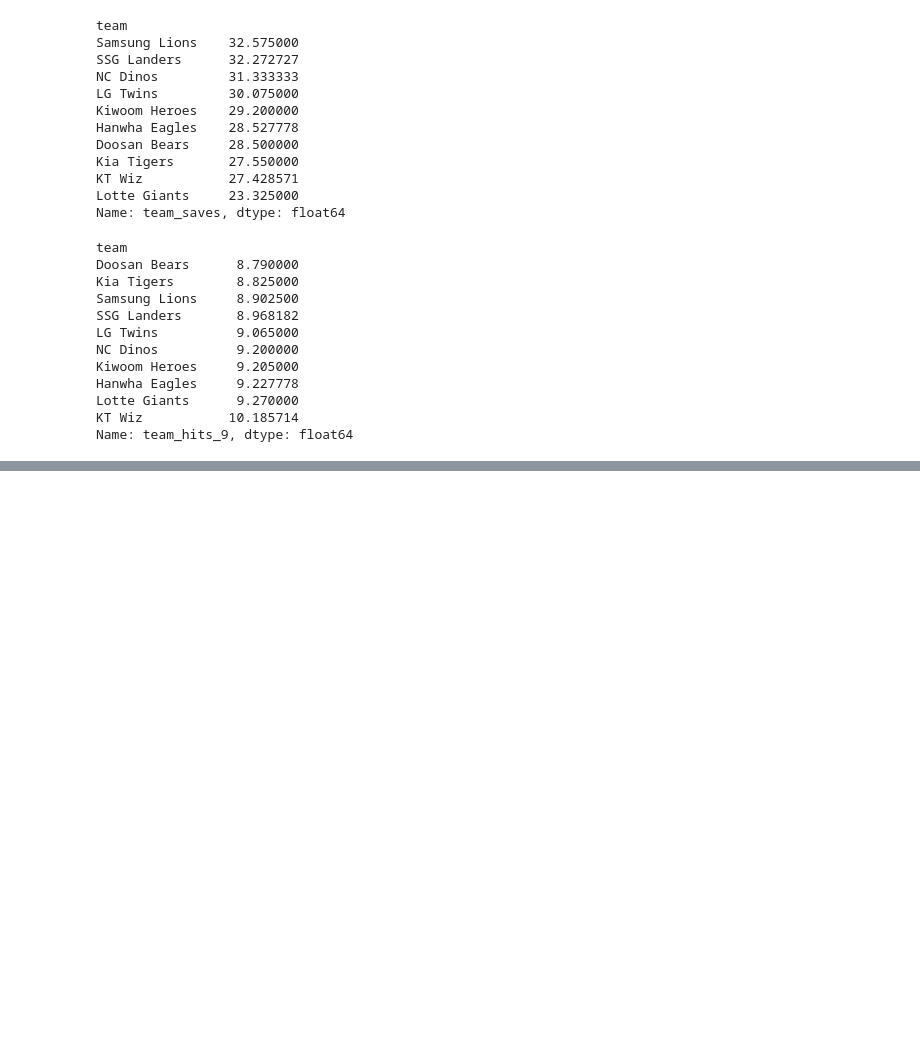
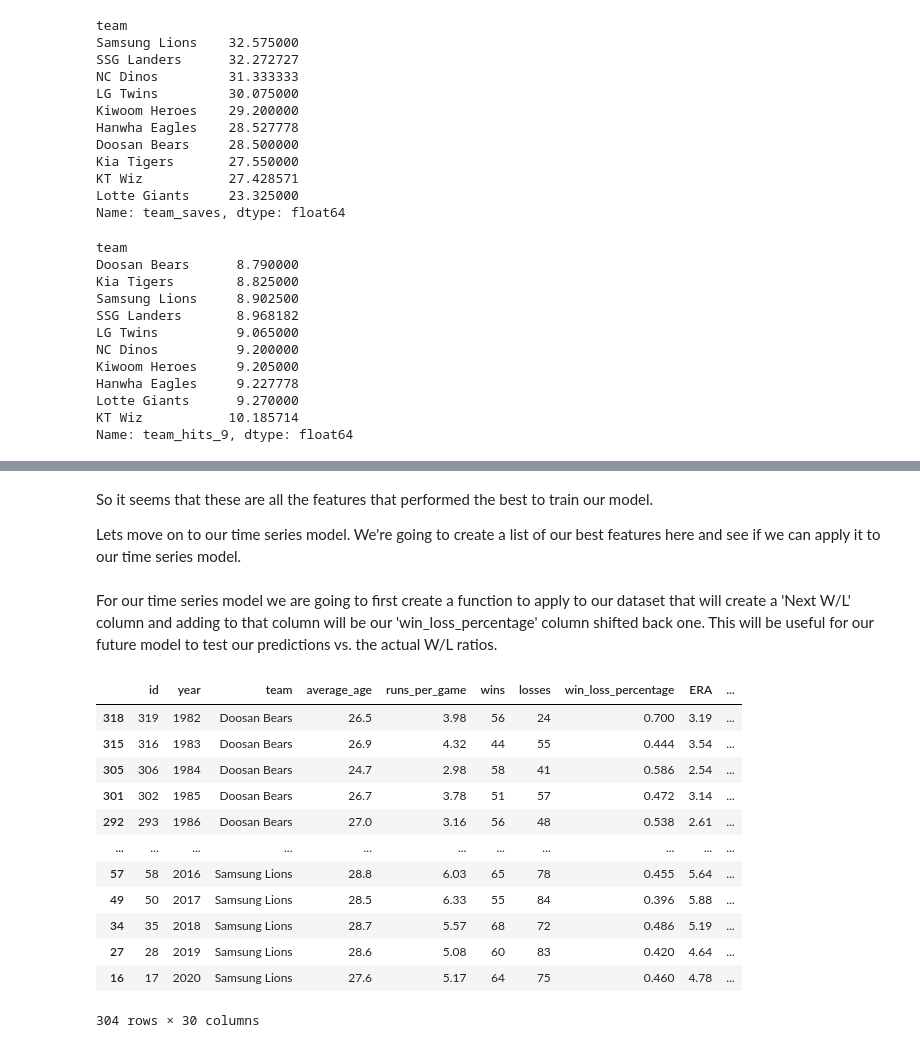
Before and after one commit to e-machinelearning/Hey-Batter-Batter-, a Jupyter notebook: Hey Batter Batter!.ipynb, the cells around one changed output, grey strips where cells are left out. Saved outputs shown, nothing was run; the diff lists cells and outputs as text; code cells hidden in the pictures; blank space fills up the shorter version.

Commit message:
Completed Pre-Processing and Training

```diff
--- a/Hey Batter Batter!.ipynb
+++ b/Hey Batter Batter!.ipynb
@@ -596,0 +752,4 @@ Looking at these sorted values we can see one commonality between these charts.
+# %% [markdown]
+So it seems that these are all the features that performed the best to train our model.
+
+Lets move on to our time series model. We're going to create a list of our best features here and see if we can apply it to our time series model.
@@ -596,0 +759,41 @@ Looking at these sorted values we can see one commonality between these charts.
+# %% [markdown]
+For our time series model we are going to first create a function to apply to our dataset that will create a 'Next W/L' column and adding to that column will be our 'win_loss_percentage' column shifted back one. This will be useful for our future model to test our predictions vs. the actual W/L ratios.
+# %%
+#creating a copy of our dataframe to use for our time series model, had some trouble with copy methods
+hey_batter_2 = hey_batter
+
+#copy/pasting our data cleaning from before
+hey_batter_2['team'].replace({'SK Wyverns': 'SSG Landers', 'Sammi Superstars': 'Kiwoom Heroes', 'Chungbo Pintos': 'Kiwoom Heroes', 'Pacific Dolphins': 'Kiwoom Heroes','Hyundai Unicorns': 'Kiwoom Heroes', 'Woori Heroes': 'Kiwoom Heroes', 'Nexen Heroes': 'Kiwoom Heroes', 'MBC Blue Dragons': 'LG Twins', 'Binggre Eagles': 'Hanwha Eagles', 'OB Bears': 'Doosan Bears', 'Haitai Tigers': 'Kia Tigers'}, inplace=True)
+hey_batter_2 = hey_batter_2[hey_batter_2['team'] != 'Ssangbangwool Raiders']
+
+
+#this definition will create a new column that will have the prediction for the next W/L ratio and shift all win ratios back
+def next_win_ratio(team):
+    team = team.sort_values('year')
+    team['next_W/L'] = team['win_loss_percentage'].shift(-1)
+    return team
+
+
+#applying our function to our dataset
+hey_batter_2 = hey_batter_2.groupby('team', group_keys=False).apply(next_win_ratio)
+
+#dropping any NaN values, creating a copy before it for future calculations
+hey_batter_full = hey_batter_2.copy()
+hey_batter_2 = hey_batter_2.dropna()
+
+#checking dataset
+hey_batter_2
+# %% [output]
+|  | id | year | team | average_age | runs_per_game | wins | losses | win_loss_percentage | ERA | ... |
+| 318 | 319 | 1982 | Doosan Bears | 26.5 | 3.98 | 56 | 24 | 0.700 | 3.19 | ... |
+| 315 | 316 | 1983 | Doosan Bears | 26.9 | 4.32 | 44 | 55 | 0.444 | 3.54 | ... |
+| 305 | 306 | 1984 | Doosan Bears | 24.7 | 2.98 | 58 | 41 | 0.586 | 2.54 | ... |
+| 301 | 302 | 1985 | Doosan Bears | 26.7 | 3.78 | 51 | 57 | 0.472 | 3.14 | ... |
+| 292 | 293 | 1986 | Doosan Bears | 27.0 | 3.16 | 56 | 48 | 0.538 | 2.61 | ... |
+| ... | ... | ... | ... | ... | ... | ... | ... | ... | ... | ... |
+| 57 | 58 | 2016 | Samsung Lions | 28.8 | 6.03 | 65 | 78 | 0.455 | 5.64 | ... |
+| 49 | 50 | 2017 | Samsung Lions | 28.5 | 6.33 | 55 | 84 | 0.396 | 5.88 | ... |
+| 34 | 35 | 2018 | Samsung Lions | 28.7 | 5.57 | 68 | 72 | 0.486 | 5.19 | ... |
+| 27 | 28 | 2019 | Samsung Lions | 28.6 | 5.08 | 60 | 83 | 0.420 | 4.64 | ... |
+| 16 | 17 | 2020 | Samsung Lions | 27.6 | 5.17 | 64 | 75 | 0.460 | 4.78 | ... |
+304 rows × 30 columns
```
Also changed, not shown: parts of 67 cells of this notebook, 1 other file.
